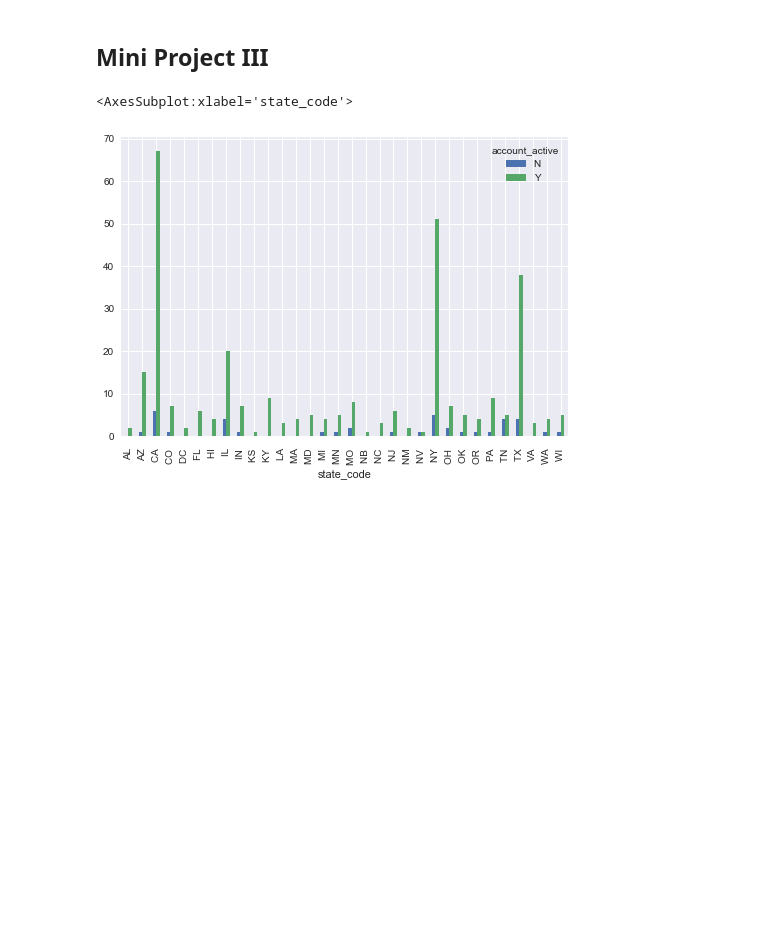
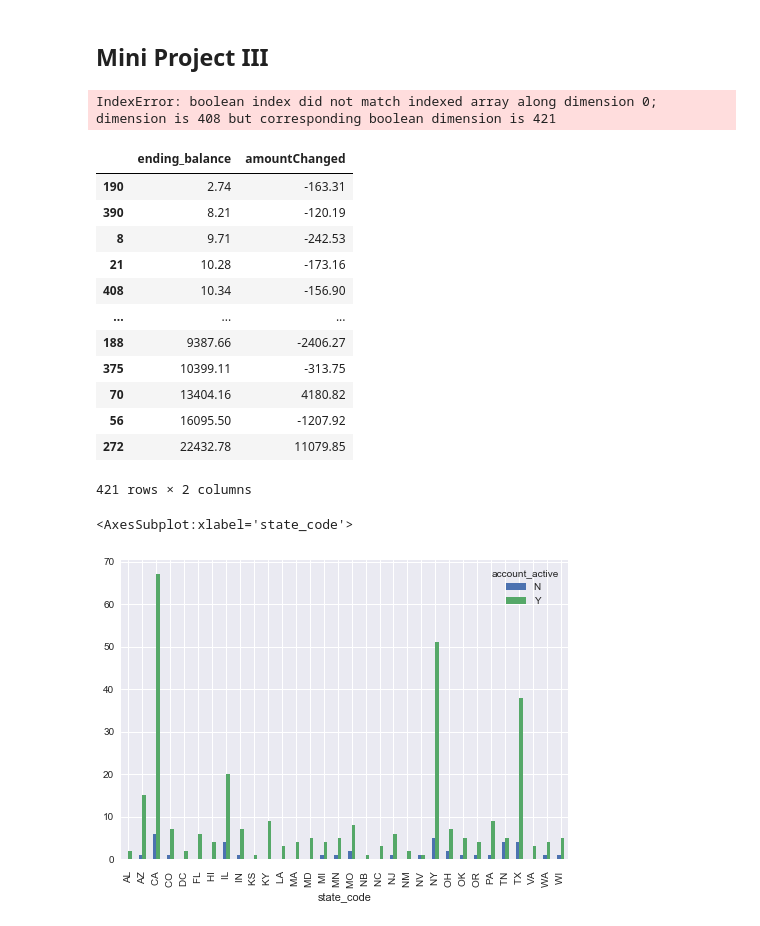
Before and after one commit to JamesKha/mini-project-III, a Jupyter notebook: mini-project-III.ipynb, the cells around one changed output. Cells and saved outputs as stored; diff of their text form; code cells hidden in the pictures; blank space fills up the shorter version.

```diff
--- a/mini-project-III.ipynb
+++ b/mini-project-III.ipynb
@@ -19,3 +34,23 @@ savingAccountInformation = pd.read_csv('twm_savings_acct.csv', sep=";")
+# %%
+plot_clusters(newEndingandAmountChanged.values,akm,"Ending Balance","Amount Difference",True)
+# %% [output]
+IndexError: boolean index did not match indexed array along dimension 0; dimension is 408 but corresponding boolean dimension is 421
+# %%
+endingandAmountChanged
+# %% [output]
+|  | ending_balance | amountChanged |
+| 190 | 2.74 | -163.31 |
+| 390 | 8.21 | -120.19 |
+| 8 | 9.71 | -242.53 |
+| 21 | 10.28 | -173.16 |
+| 408 | 10.34 | -156.90 |
+| ... | ... | ... |
+| 188 | 9387.66 | -2406.27 |
+| 375 | 10399.11 | -313.75 |
+| 70 | 13404.16 | 4180.82 |
+| 56 | 16095.50 | -1207.92 |
+| 272 | 22432.78 | 11079.85 |
+421 rows × 2 columns
 # %%
 mergedAccountActive = dfIncomeDroppedUnderAged.merge(savingAccountInformation, how='left', on="cust_id")
 mergedAccountActive.groupby(["state_code","account_active"]).size().unstack().plot(kind='bar')
```
Also changed, not shown: parts of 9 cells of this notebook, 2 other files.
